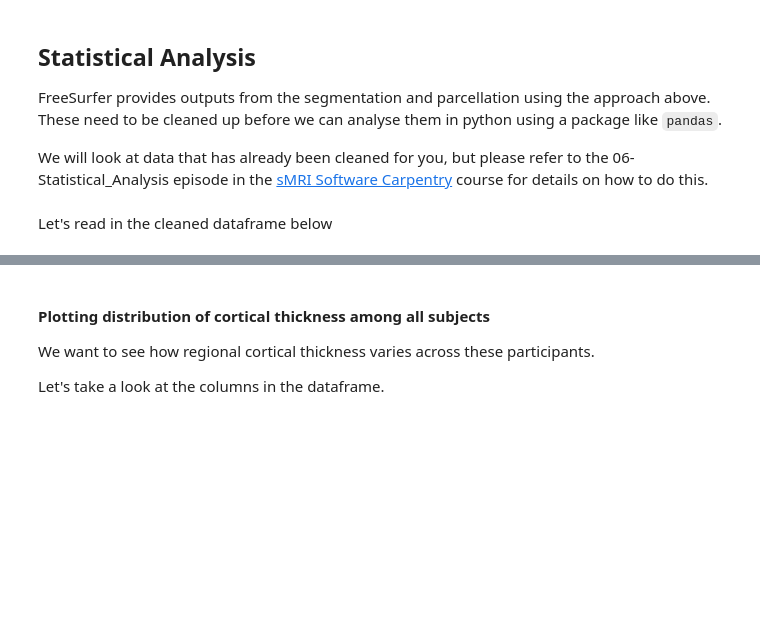
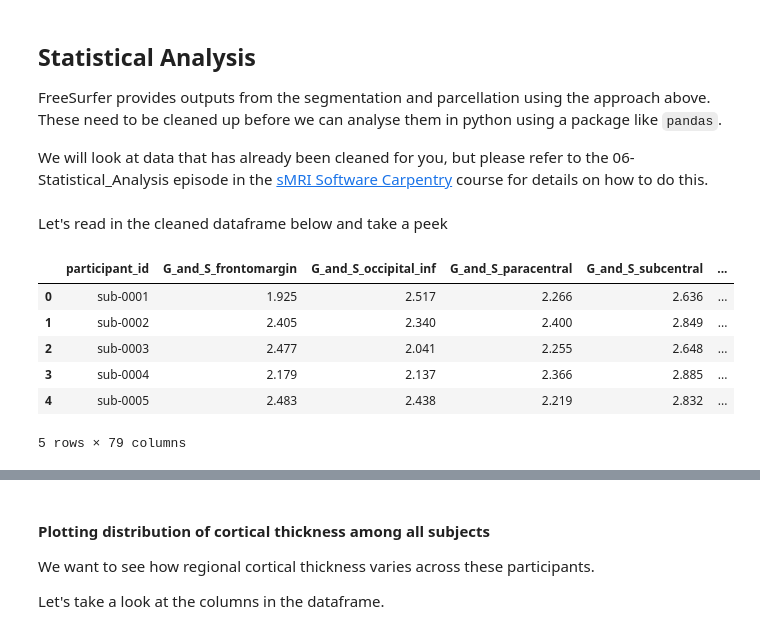
Before and after one commit to mary-tziraki/IDEAS_SDC, a Jupyter notebook: code/09-sMRI-stats-reproducibility.ipynb, the cells around one changed output, grey strips where cells are left out. Drawn from its saved outputs; the diff is of its cells as text; code cells hidden in the pictures; blank space fills up the shorter version.

```diff
--- a/code/09-sMRI-stats-reproducibility.ipynb
+++ b/code/09-sMRI-stats-reproducibility.ipynb
@@ -231,7 +166,17 @@ FreeSurfer provides outputs from the segmentation and parcellation using the app
 
 We will look at data that has already been cleaned for you, but please refer to the 06-Statistical_Analysis episode in the [sMRI Software Carpentry](https://carpentries-incubator.github.io/SDC-BIDS-sMRI/06-Statistical_Analysis/index.html) course for details on how to do this.
 # %% [markdown]
-Let's read in the cleaned dataframe below
+Let's read in the cleaned dataframe below and take a peek
 # %%
 fs_df = pd.read_csv(os.path.join(fs_stats_dir,
                                  'data-cortical_type-aparc.a2009s_measure-thickness_merged_cleaned.csv'))
+
+fs_df.head()
+# %% [output]
+|  | participant_id | G_and_S_frontomargin | G_and_S_occipital_inf | G_and_S_paracentral | G_and_S_subcentral | ... |
+| 0 | sub-0001 | 1.925 | 2.517 | 2.266 | 2.636 | ... |
+| 1 | sub-0002 | 2.405 | 2.340 | 2.400 | 2.849 | ... |
+| 2 | sub-0003 | 2.477 | 2.041 | 2.255 | 2.648 | ... |
+| 3 | sub-0004 | 2.179 | 2.137 | 2.366 | 2.885 | ... |
+| 4 | sub-0005 | 2.483 | 2.438 | 2.219 | 2.832 | ... |
+5 rows × 79 columns
```
Also changed, not shown: parts of 20 cells of this notebook.
